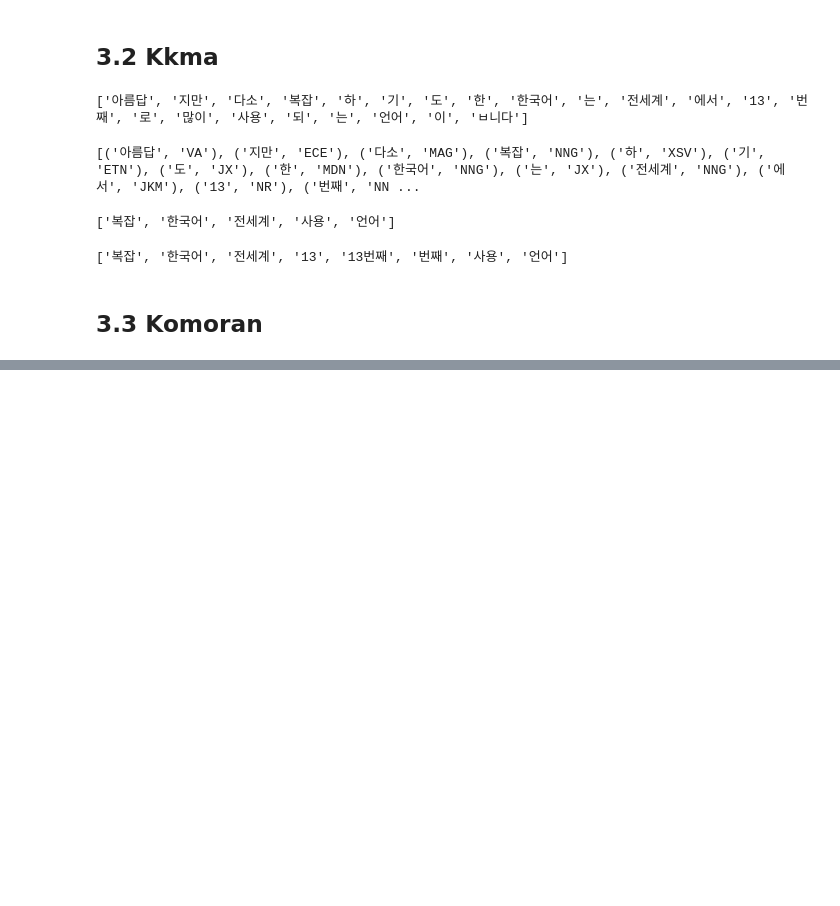
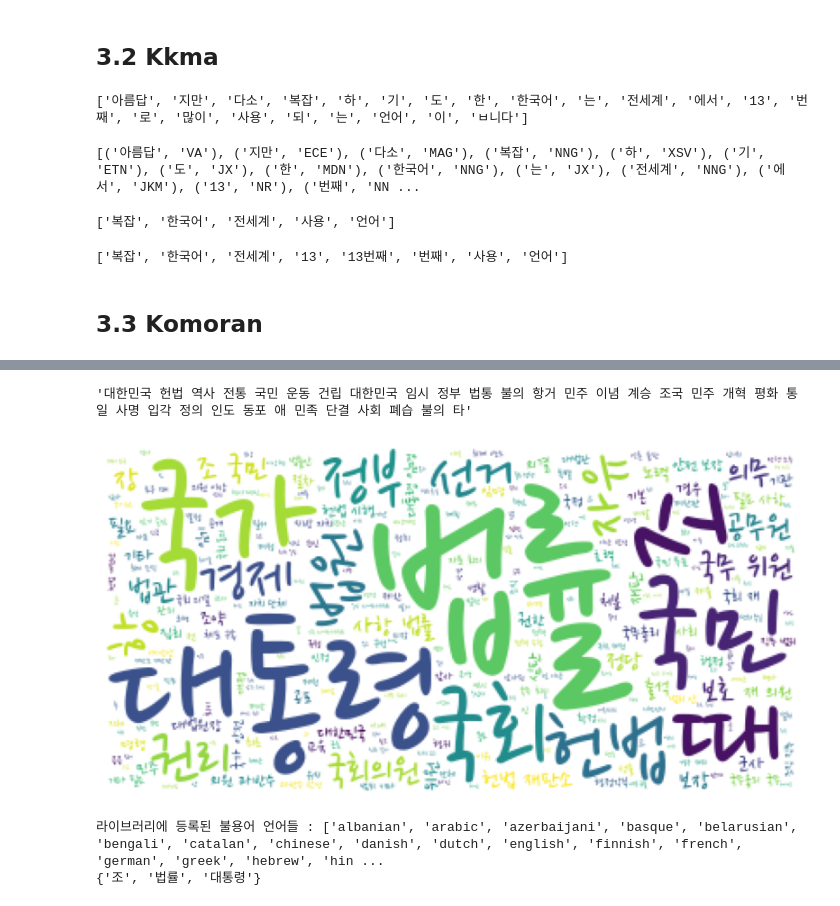
Before and after one commit to aibbai/ai, a Jupyter notebook: source/06_자연어처리/ch2_한글형태소분석및시각화.ipynb, the cells around one changed output, grey strips where cells are left out. Drawn from its saved outputs; the diff is of its cells as text; code cells hidden in the pictures; blank space fills up the shorter version.

```diff
--- a/source/06_자연어처리/ch2_한글형태소분석및시각화.ipynb
+++ b/source/06_자연어처리/ch2_한글형태소분석및시각화.ipynb
@@ -156,0 +338,14 @@ text
+# %%
+# 한글 말뭉치 kolaw_data
+from konlpy.tag import Hannanum, Kkma, Komoran, Okt
+from mecab      import MeCab
+from nltk       import FreqDist
+import pandas   as pd
+
+analyzer = MeCab()
+#noun_list = analyzer.nouns(kolaw_data)
+noun_list = [word for word, tag in analyzer.pos(kolaw_data) if tag in ('NNG', 'NNP')]
+noun_wordcount = FreqDist(noun_list)
+wordCnt = pd.Series(noun_wordcount)
+wordCnt.sort_values(ascending=False, inplace=True)
+wordCnt.head(10)
@@ -156,0 +364,30 @@ text
+# %%
+# 워드 클라우드에서 필요한 text
+data_noun = ' '.join(noun_list)
+data_noun[:100]
+# %% [output]
+'대한민국 헌법 역사 전통 국민 운동 건립 대한민국 임시 정부 법통 불의 항거 민주 이념 계승 조국 민주 개혁 평화 통일 사명 입각 정의 인도 동포 애 민족 단결 사회 폐습 불의 타'
+# %%
+wordcloud = WordCloud(
+                font_path='data/NanumPenScript-Regular.ttf',
+                background_color='white', # 배경색
+                max_words=300, #표시될 최대 단어 수
+                colormap='viridis',
+                # random_state=3
+)
+wordcloud.generate(data_noun)
+plt.imshow(wordcloud)
+plt.axis('off')
+plt.show()
+# %% [output]
+[figure, added]
+# %%
+# 불용어 처리
+from wordcloud import STOPWORDS # 영어권 등록된 불용어 셋
+from nltk.corpus import stopwords
+print('라이브러리에 등록된 불용어 언어들 :',stopwords.fileids())
+불용어 = {'조', '대통령', '법률'}
+print(불용어)
+# %% [output]
+라이브러리에 등록된 불용어 언어들 : ['albanian', 'arabic', 'azerbaijani', 'basque', 'belarusian', 'bengali', 'catalan', 'chinese', 'danish', 'dutch', 'english', 'finnish', 'french', 'german', 'greek', 'hebrew', 'hin ...
+{'조', '법률', '대통령'}
```
Also changed, not shown: parts of 63 cells of this notebook, 3 other files.
